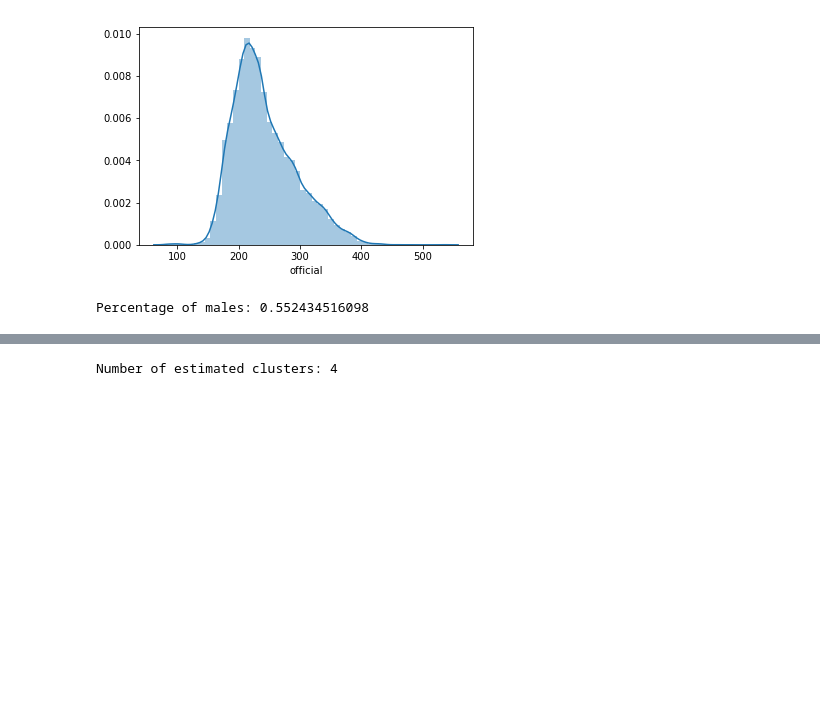
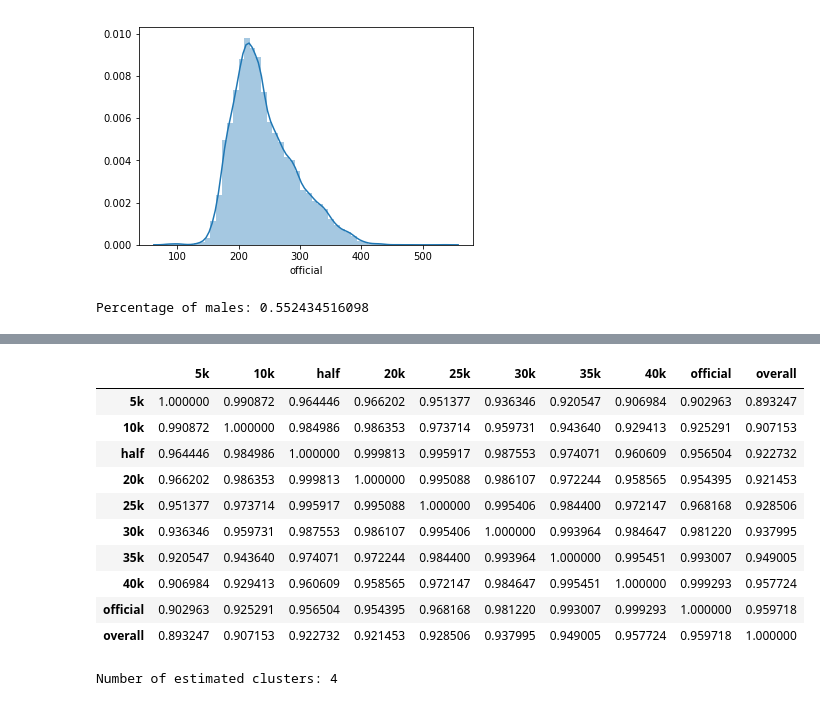
Before and after one commit to ryan-t-mitchell/thinkful, a Jupyter notebook: Unit+4.2.5+Challenge+%28Clustering+on+Boston+Marathon+Data%29 (3).ipynb, the cells around one changed output, grey strips where cells are left out. Drawn from its saved outputs; the diff is of its cells as text; code cells hidden in the pictures; blank space fills up the shorter version.

```diff
--- a/Unit+4.2.5+Challenge+%28Clustering+on+Boston+Marathon+Data%29 (2).ipynb
+++ b/Unit+4.2.5+Challenge+%28Clustering+on+Boston+Marathon+Data%29 (3).ipynb
@@ -152,3 +169,17 @@ Percentage of males: 0.552434516098
+# %%
+corrmat
+# %% [output]
+|  | 5k | 10k | half | 20k | 25k | 30k | 35k | 40k | official | overall |
+| 5k | 1.000000 | 0.990872 | 0.964446 | 0.966202 | 0.951377 | 0.936346 | 0.920547 | 0.906984 | 0.902963 | 0.893247 |
+| 10k | 0.990872 | 1.000000 | 0.984986 | 0.986353 | 0.973714 | 0.959731 | 0.943640 | 0.929413 | 0.925291 | 0.907153 |
+| half | 0.964446 | 0.984986 | 1.000000 | 0.999813 | 0.995917 | 0.987553 | 0.974071 | 0.960609 | 0.956504 | 0.922732 |
+| 20k | 0.966202 | 0.986353 | 0.999813 | 1.000000 | 0.995088 | 0.986107 | 0.972244 | 0.958565 | 0.954395 | 0.921453 |
+| 25k | 0.951377 | 0.973714 | 0.995917 | 0.995088 | 1.000000 | 0.995406 | 0.984400 | 0.972147 | 0.968168 | 0.928506 |
+| 30k | 0.936346 | 0.959731 | 0.987553 | 0.986107 | 0.995406 | 1.000000 | 0.993964 | 0.984647 | 0.981220 | 0.937995 |
+| 35k | 0.920547 | 0.943640 | 0.974071 | 0.972244 | 0.984400 | 0.993964 | 1.000000 | 0.995451 | 0.993007 | 0.949005 |
+| 40k | 0.906984 | 0.929413 | 0.960609 | 0.958565 | 0.972147 | 0.984647 | 0.995451 | 1.000000 | 0.999293 | 0.957724 |
+| official | 0.902963 | 0.925291 | 0.956504 | 0.954395 | 0.968168 | 0.981220 | 0.993007 | 0.999293 | 1.000000 | 0.959718 |
+| overall | 0.893247 | 0.907153 | 0.922732 | 0.921453 | 0.928506 | 0.937995 | 0.949005 | 0.957724 | 0.959718 | 1.000000 |
 # %%
 X = normalize(df)
 # %%
```
Also changed, not shown: parts of 3 cells of this notebook.
